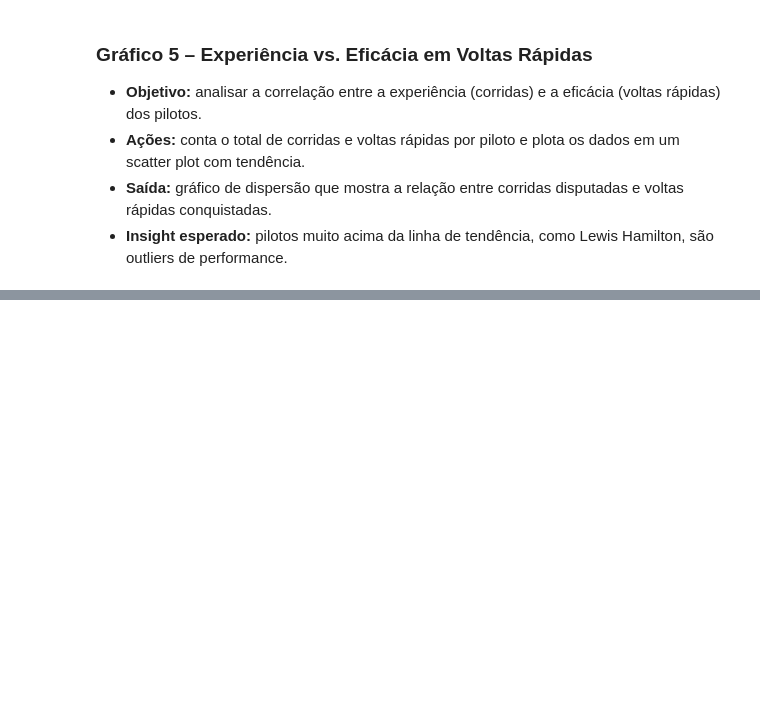
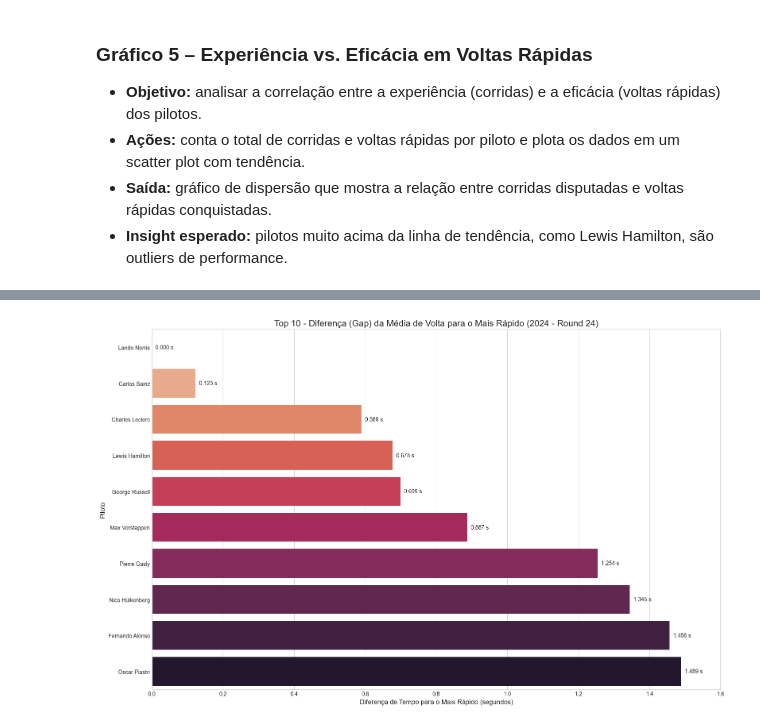
Before and after one commit to Julio1099/formula1-analytics, a Jupyter notebook: Data Layer/raw/i.ipynb, the cells around one changed output, grey strips where cells are left out. Drawn from its saved outputs; the diff is of its cells as text; code cells hidden in the pictures; blank space fills up the shorter version.

```diff
--- a/Data Layer/raw/i.ipynb
+++ b/Data Layer/raw/i.ipynb
@@ -830,0 +837,44 @@ NameError: name 'spark_count' is not defined
+# %%
+data = {'driver_name': ['Lando Norris', 'Carlos Sainz', 'Charles Leclerc', 'Lewis Hamilton', 'George Russell', 'Max Verstappen', 'Pierre Gasly', 'Nico Hülkenberg', 'Fernando Alonso', 'Oscar Piastri'],
+        'gap_sec': [0.000, 0.123, 0.589, 0.678, 0.699, 0.887, 1.254, 1.345, 1.456, 1.489]}
+plot_data_9 = pd.DataFrame(data)
+
+if plot_data_9.empty:
+    print("AVISO: Corrida para o ano de 2024, round 24, não encontrada ou sem dados de volta. Gráfico 9 será pulado.")
+else:
+    plt.figure(figsize=(16, 10))
+
+    ax = sns.barplot(
+        data=plot_data_9,
+        y="driver_name",
+        x="gap_sec",
+        palette="rocket_r",
+        orient='h',
+        hue="driver_name",
+        legend=False
+    )
+
+    plt.title('Top 10 - Diferença (Gap) da Média de Volta para o Mais Rápido (2024 - Round 24)', fontsize=16)
+    plt.ylabel('Piloto', fontsize=12)
+    plt.xlabel('Diferença de Tempo para o Mais Rápido (segundos)', fontsize=12)
+
+    for patch in ax.patches:
+        width = patch.get_width()
+        y = patch.get_y()
+        height = patch.get_height()
+
+        ax.text(x=width + 0.01,
+                y=y + height / 2,
+                s=f'{width:.3f} s',
+                ha='left',
+                va='center',
+                fontsize=10)
+
+    max_gap = plot_data_9['gap_sec'].max()
+    ticks = [i * 0.2 for i in range(int(max_gap / 0.2) + 2)]
+    ax.set_xticks(ticks)
+
+    plt.tight_layout()
+    plt.show()
+# %% [output]
+[figure, added]
```
Also changed, not shown: parts of 19 cells of this notebook, 1 other file.
